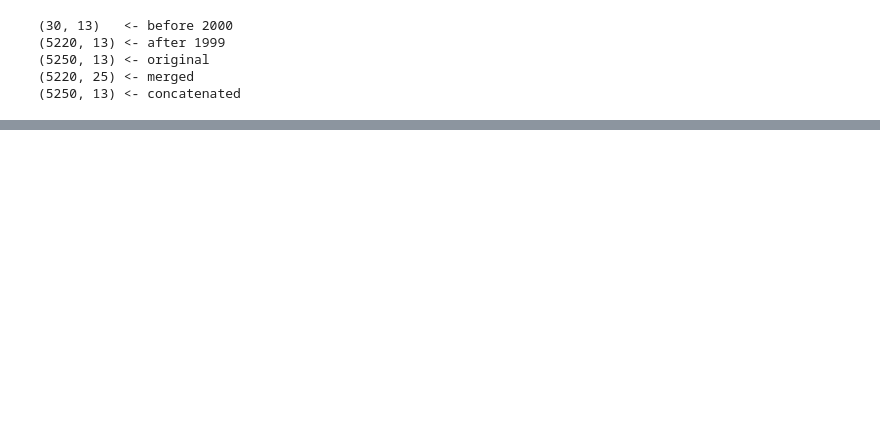
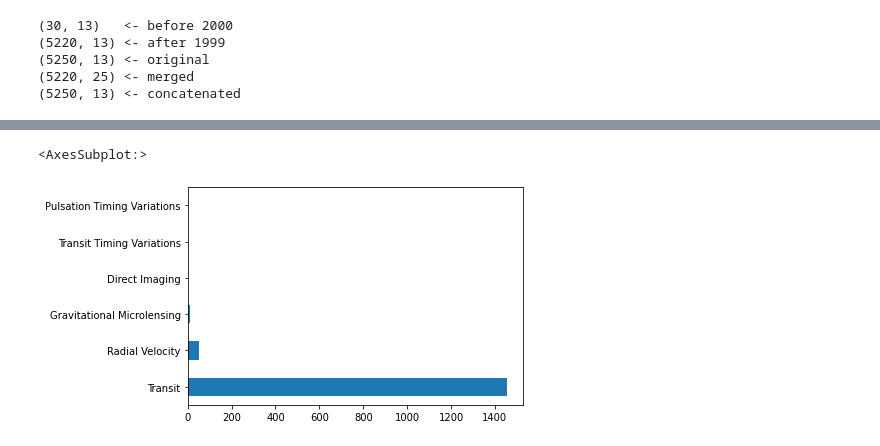
Before and after one commit to bflatts/UCDPA_BrianFlaherty, a Jupyter notebook: BrianFlaherty.ipynb, the cells around one changed output, grey strips where cells are left out. Drawn from its saved outputs; the diff is of its cells as text; code cells hidden in the pictures; blank space fills up the shorter version.

```diff
--- a/BrianFlaherty.ipynb
+++ b/BrianFlaherty.ipynb
@@ -90,0 +120,4 @@ print(str(data_concat.shape)+' <- concatenated')
+# %%
+# As 2016 has substantially more planets discovered, lets check it out
+discovered2016 = data['discovery_year'] == 2016
+data['detection_method'][discovered2016].value_counts()
@@ -90,0 +132,7 @@ print(str(data_concat.shape)+' <- concatenated')
+# %%
+# Plot the above info
+#(Plot: Count of planets discovered by each detection method in 2016)
+data['detection_method'][discovered2016].value_counts().plot(kind='barh')
+# %% [output]
+<AxesSubplot:>
+[figure, added]
```
Also changed, not shown: parts of 11 cells of this notebook.
